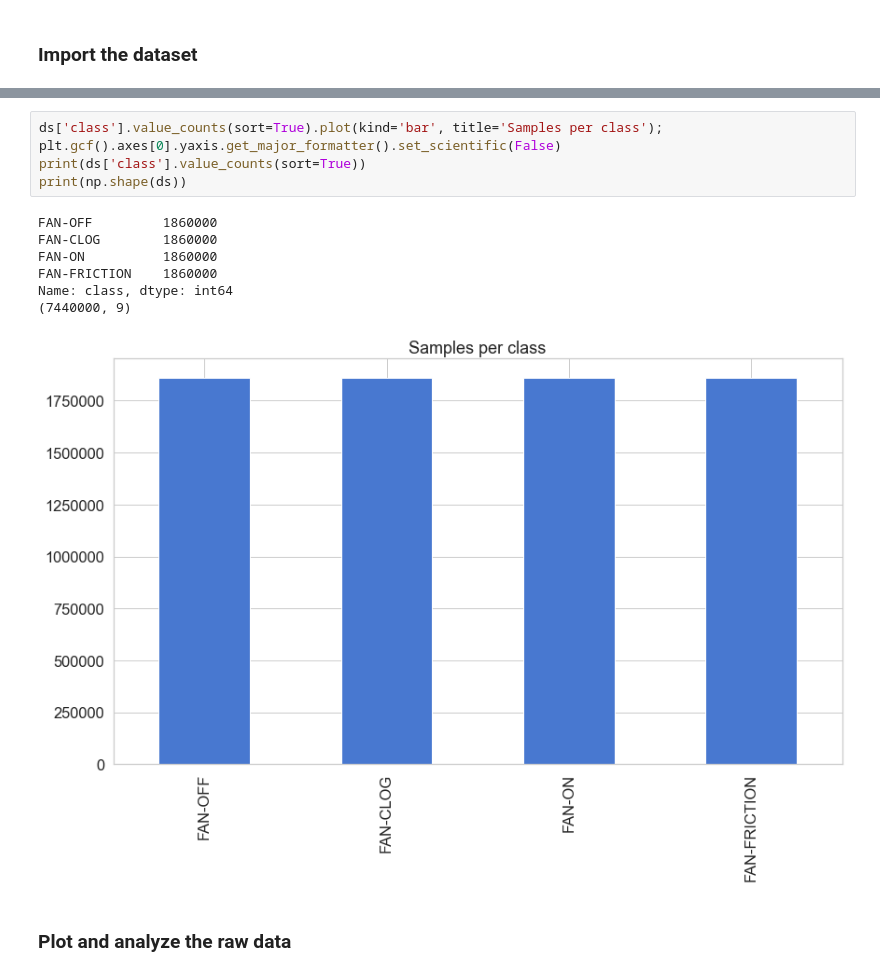
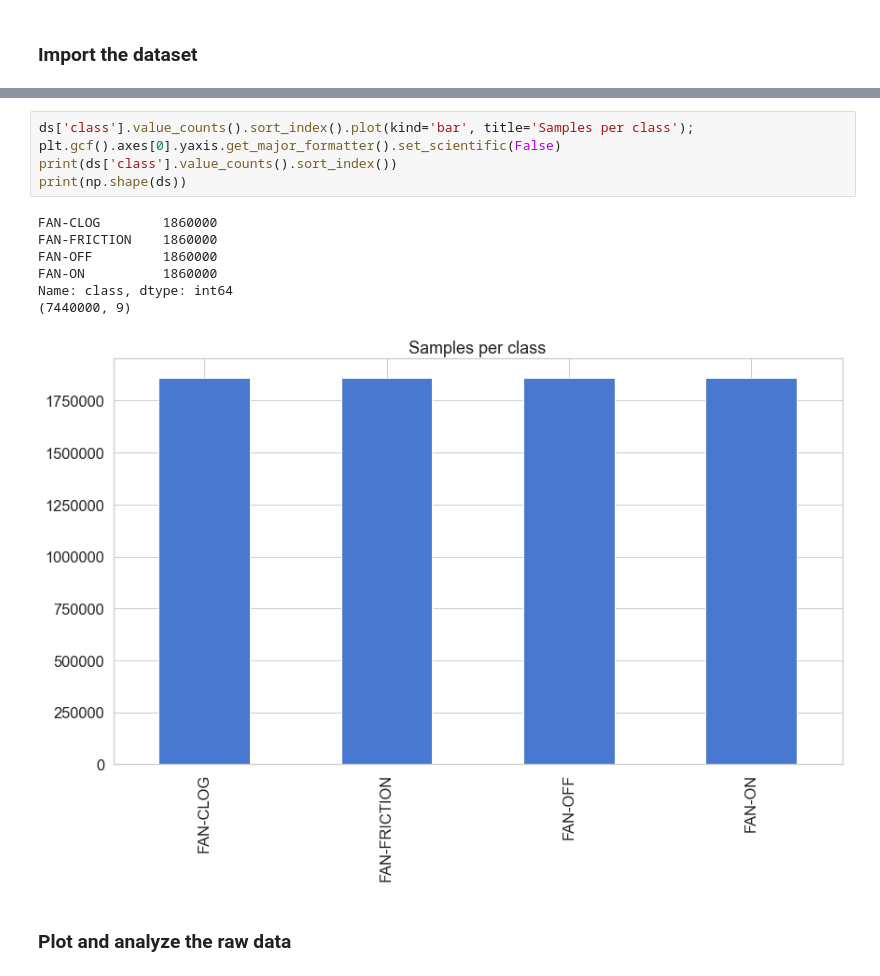
Before and after one commit to nxp-appcodehub/ap-ml-state-monitor, a Jupyter notebook: ml_state_monitor/ml_app/ML_State_Monitor.ipynb, the cells around one changed output, grey strips where cells are left out. Saved outputs shown, nothing was run; the diff lists cells and outputs as text.

```diff
--- a/ml_state_monitor/ml_app/ML_State_Monitor.ipynb
+++ b/ml_state_monitor/ml_app/ML_State_Monitor.ipynb
@@ -153,18 +158,18 @@ Validation dataset size: 6561
 | 3 | FAN-CLOG | 22 | 20 | -96 | 4090 | 14 | 3 | 26 | 26 |
 | 4 | FAN-CLOG | 27 | -124 | -205 | 4111 | -1 | 24 | -54 | 26 |
 # %%
-ds['class'].value_counts(sort=True).plot(kind='bar', title='Samples per class');
+ds['class'].value_counts().sort_index().plot(kind='bar', title='Samples per class');
 plt.gcf().axes[0].yaxis.get_major_formatter().set_scientific(False)
-print(ds['class'].value_counts(sort=True))
+print(ds['class'].value_counts().sort_index())
 print(np.shape(ds))
 # %% [output]
+FAN-CLOG        1860000
+FAN-FRICTION    1860000
 FAN-OFF         1860000
-FAN-CLOG        1860000
 FAN-ON          1860000
-FAN-FRICTION    1860000
 Name: class, dtype: int64
 (7440000, 9)
-[figure, old version]
+[figure, new version]
 # %% [markdown]
 ### Plot and analyze the raw data
 # %%
```
Also changed, not shown: parts of 7 cells of this notebook.
